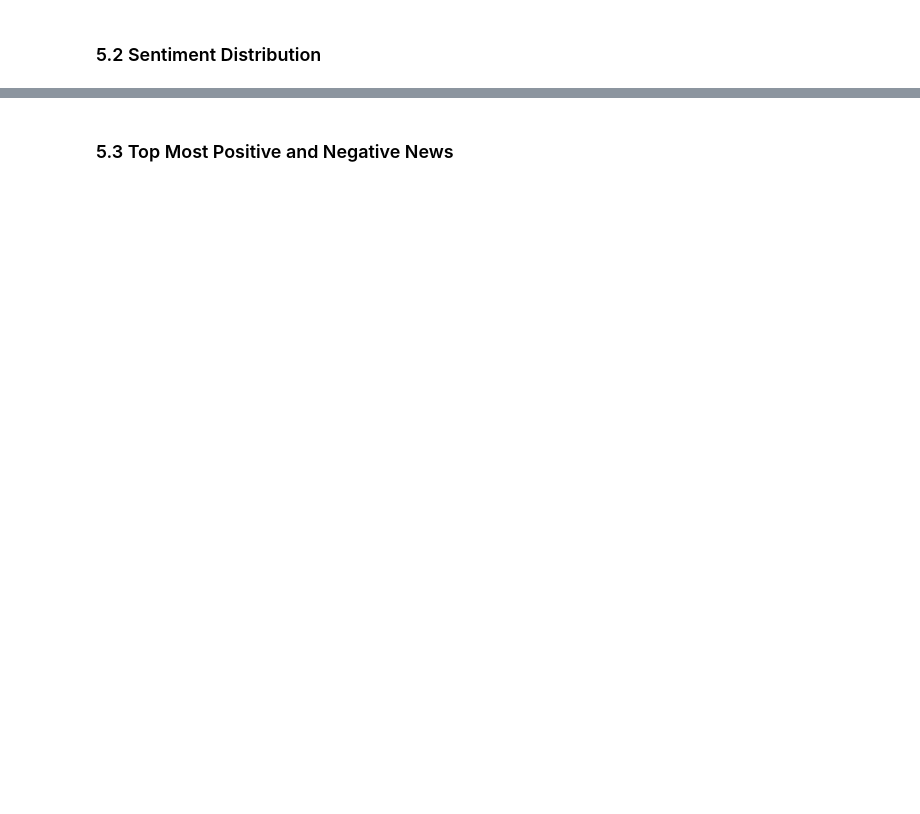
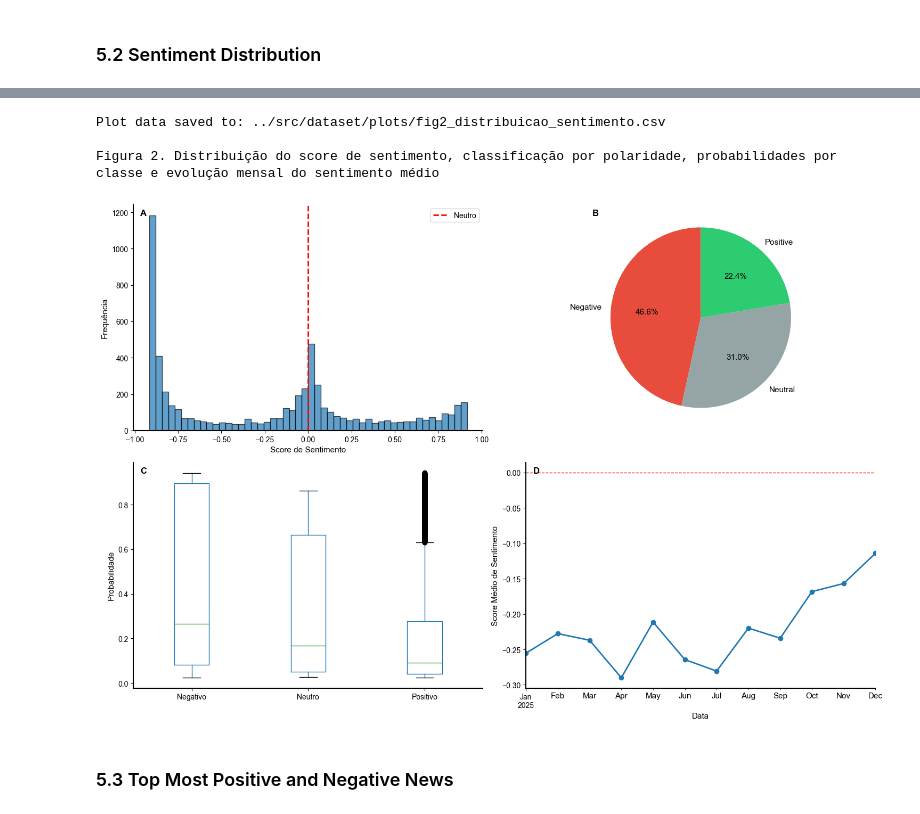
Before and after one commit to andrebpf/tcc-mba, a Jupyter notebook: notebooks/02_sentiment_analysis.ipynb, the cells around one changed output, grey strips where cells are left out. Cells and saved outputs as stored; diff of their text form; code cells hidden in the pictures; blank space fills up the shorter version.

```diff
--- a/notebooks/02_sentiment_analysis.ipynb
+++ b/notebooks/02_sentiment_analysis.ipynb
@@ -257,3 +399,57 @@ plt.show()
+# %%
+# Monthly data for panel D
+df_monthly = df_with_sentiment.set_index('date').resample('ME')['sentiment_score'].mean()
+
+# Save plot data for future analysis
+df_fig2 = df_with_sentiment[['sentiment_score', 'prob_neg', 'prob_neu', 'prob_pos', 'sentiment_class']].copy()
+df_fig2.to_csv('../src/dataset/plots/fig2_distribuicao_sentimento.csv', index=False)
+df_monthly.to_frame('sentimento_medio_mensal').to_csv('../src/dataset/plots/fig2d_sentimento_mensal.csv')
+print("Plot data saved to: ../src/dataset/plots/fig2_distribuicao_sentimento.csv")
+
+# Figure 2: Sentiment distribution (4 panels)
+print("\nFigura 2. Distribuição do score de sentimento, classificação por polaridade, "
+      "probabilidades por classe e evolução mensal do sentimento médio")
+fig, axes = plt.subplots(2, 2, figsize=(15, 10))
+fig.patch.set_facecolor('white')
+
+# A. Sentiment score histogram
+axes[0, 0].hist(df_with_sentiment['sentiment_score'], bins=50, edgecolor='black', alpha=0.7)
+axes[0, 0].axvline(x=0, color='red', linestyle='--', linewidth=2, label='Neutro')
+axes[0, 0].set_xlabel('Score de Sentimento', fontname='Arial', fontsize=11, color='black')
+axes[0, 0].set_ylabel('Frequência', fontname='Arial', fontsize=11, color='black')
+axes[0, 0].legend(prop={'family': 'Arial', 'size': 10})
+format_axes(axes[0, 0])
+label_panel(axes[0, 0], 'A')
+
+# B. Pie chart — sentiment classification
+colors_pie = ['#e74c3c', '#95a5a6', '#2ecc71']
+sentiment_counts.plot(kind='pie', ax=axes[0, 1], autopct='%1.1f%%',
+                      colors=colors_pie, startangle=90)
+axes[0, 1].set_ylabel('')
+label_panel(axes[0, 1], 'B')
+
+# C. Probability boxplot by class
+df_with_sentiment[['prob_neg', 'prob_neu', 'prob_pos']].boxplot(ax=axes[1, 0])
+axes[1, 0].set_ylabel('Probabilidade', fontname='Arial', fontsize=11, color='black')
+axes[1, 0].set_xticklabels(['Negativo', 'Neutro', 'Positivo'])
+format_axes(axes[1, 0])
+label_panel(axes[1, 0], 'C')
+
+# D. Monthly average sentiment over time
+df_monthly.plot(ax=axes[1, 1], marker='o', linewidth=2)
+axes[1, 1].axhline(y=0, color='red', linestyle='--', linewidth=1)
+axes[1, 1].set_xlabel('Data', fontname='Arial', fontsize=11, color='black')
+axes[1, 1].set_ylabel('Score Médio de Sentimento', fontname='Arial', fontsize=11, color='black')
+format_axes(axes[1, 1])
+label_panel(axes[1, 1], 'D')
+
+plt.tight_layout()
+plt.show()
+# %% [output]
+Plot data saved to: ../src/dataset/plots/fig2_distribuicao_sentimento.csv
+
+Figura 2. Distribuição do score de sentimento, classificação por polaridade, probabilidades por classe e evolução mensal do sentimento médio
+[figure, added]
 # %% [markdown]
 ### 5.3 Top Most Positive and Negative News
 # %%
```
Also changed, not shown: parts of 16 cells of this notebook, 5 other files.
